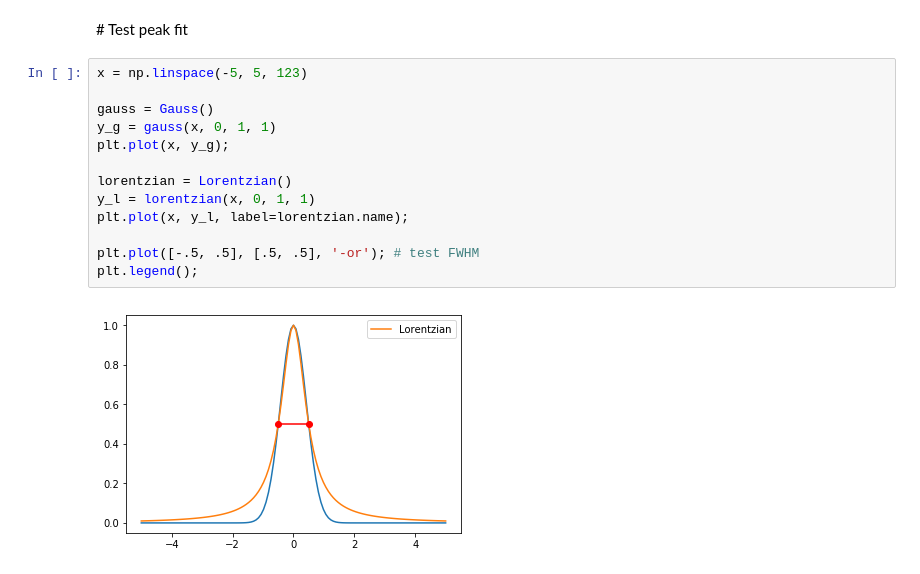
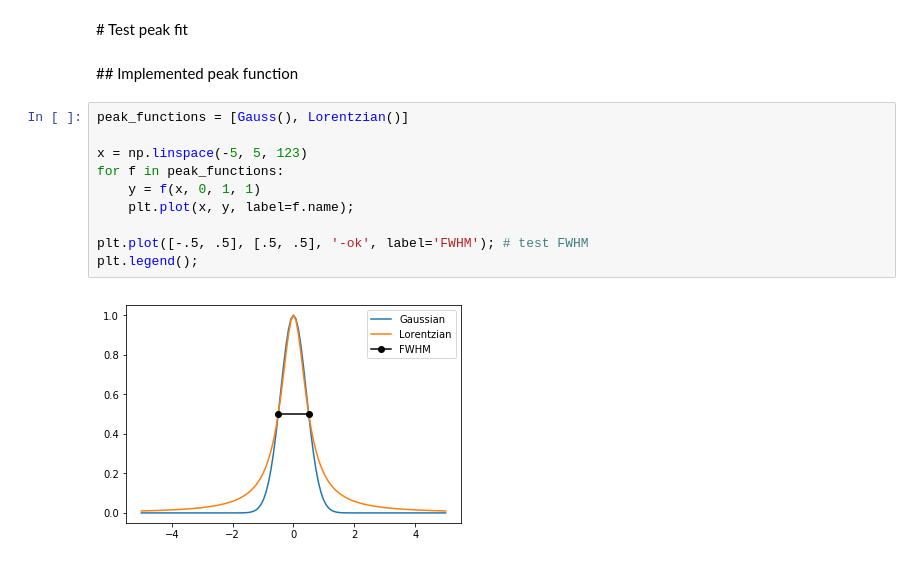
Before and after one commit to xdze2/peakfit, a Jupyter notebook: test_peakfit.ipynb, the cells around one changed output. Saved outputs shown, nothing was run; the diff lists cells and outputs as text.

```diff
--- a/test_peakfit.ipynb
+++ b/test_peakfit.ipynb
@@ -10,18 +10,17 @@ The autoreload extension is already loaded. To reload it, use:
   %reload_ext autoreload
 # %% [markdown]
 # Test peak fit
+# %% [markdown]
+## Implemented peak function
 # %%
+peak_functions = [Gauss(), Lorentzian()]
+
 x = np.linspace(-5, 5, 123)
+for f in peak_functions:
+    y = f(x, 0, 1, 1)
+    plt.plot(x, y, label=f.name);
 
-gauss = Gauss()
-y_g = gauss(x, 0, 1, 1)
-plt.plot(x, y_g);
-
-lorentzian = Lorentzian()
-y_l = lorentzian(x, 0, 1, 1)
-plt.plot(x, y_l, label=lorentzian.name);
-
-plt.plot([-.5, .5], [.5, .5], '-or'); # test FWHM
+plt.plot([-.5, .5], [.5, .5], '-ok', label='FWHM'); # test FWHM
 plt.legend();
 # %% [output]
-[figure, old version]
+[figure, new version]
```
Also changed, not shown: parts of 10 cells of this notebook, 1 other file.
